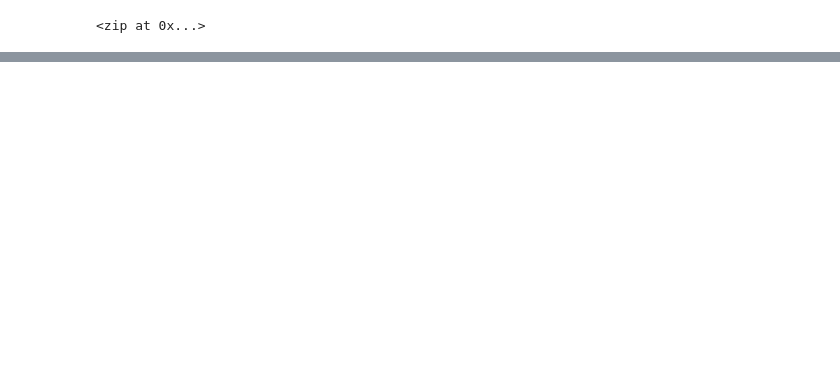
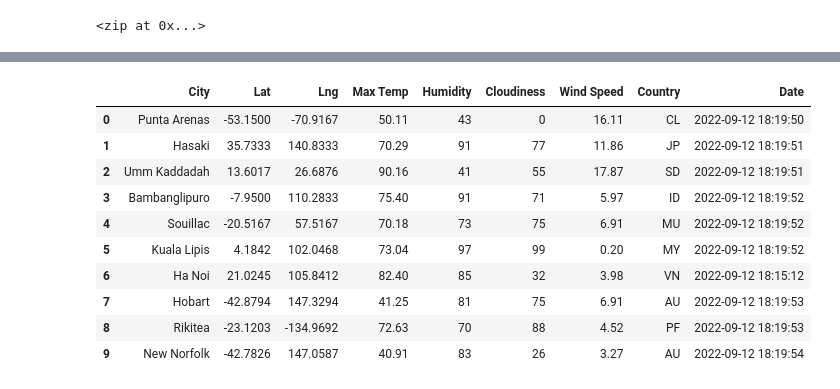
Before and after one commit to jbailey2705/World_Weather_Analysis, a Jupyter notebook: WeatherPy.ipynb, the cells around one changed output, grey strips where cells are left out. Saved outputs shown, nothing was run; the diff lists cells and outputs as text; code cells hidden in the pictures; blank space fills up the shorter version.

```diff
--- a/WeatherPy.ipynb
+++ b/WeatherPy.ipynb
@@ -49,0 +53,4 @@ len(cities)
+# %%
+# Starting URL for Weather Map API Call.
+
+url = "http://api.openweathermap.org/data/2.5/weather?units=Imperial&APPID=" + weather_api_key
@@ -49,0 +137,17 @@ len(cities)
+# %%
+# Convert the array of dictionaries to a Pandas DataFrame.
+
+city_data_df = pd.DataFrame(city_data)
+city_data_df.head(10)
+# %% [output]
+|  | City | Lat | Lng | Max Temp | Humidity | Cloudiness | Wind Speed | Country | Date |
+| 0 | Punta Arenas | -53.1500 | -70.9167 | 50.11 | 43 | 0 | 16.11 | CL | 2022-09-12 18:19:50 |
+| 1 | Hasaki | 35.7333 | 140.8333 | 70.29 | 91 | 77 | 11.86 | JP | 2022-09-12 18:19:51 |
+| 2 | Umm Kaddadah | 13.6017 | 26.6876 | 90.16 | 41 | 55 | 17.87 | SD | 2022-09-12 18:19:51 |
+| 3 | Bambanglipuro | -7.9500 | 110.2833 | 75.40 | 91 | 71 | 5.97 | ID | 2022-09-12 18:19:52 |
+| 4 | Souillac | -20.5167 | 57.5167 | 70.18 | 73 | 75 | 6.91 | MU | 2022-09-12 18:19:52 |
+| 5 | Kuala Lipis | 4.1842 | 102.0468 | 73.04 | 97 | 99 | 0.20 | MY | 2022-09-12 18:19:52 |
+| 6 | Ha Noi | 21.0245 | 105.8412 | 82.40 | 85 | 32 | 3.98 | VN | 2022-09-12 18:15:12 |
+| 7 | Hobart | -42.8794 | 147.3294 | 41.25 | 81 | 75 | 6.91 | AU | 2022-09-12 18:19:53 |
+| 8 | Rikitea | -23.1203 | -134.9692 | 72.63 | 70 | 88 | 4.52 | PF | 2022-09-12 18:19:53 |
+| 9 | New Norfolk | -42.7826 | 147.0587 | 40.91 | 83 | 26 | 3.27 | AU | 2022-09-12 18:19:54 |
```
Also changed, not shown: parts of 4 cells of this notebook.
